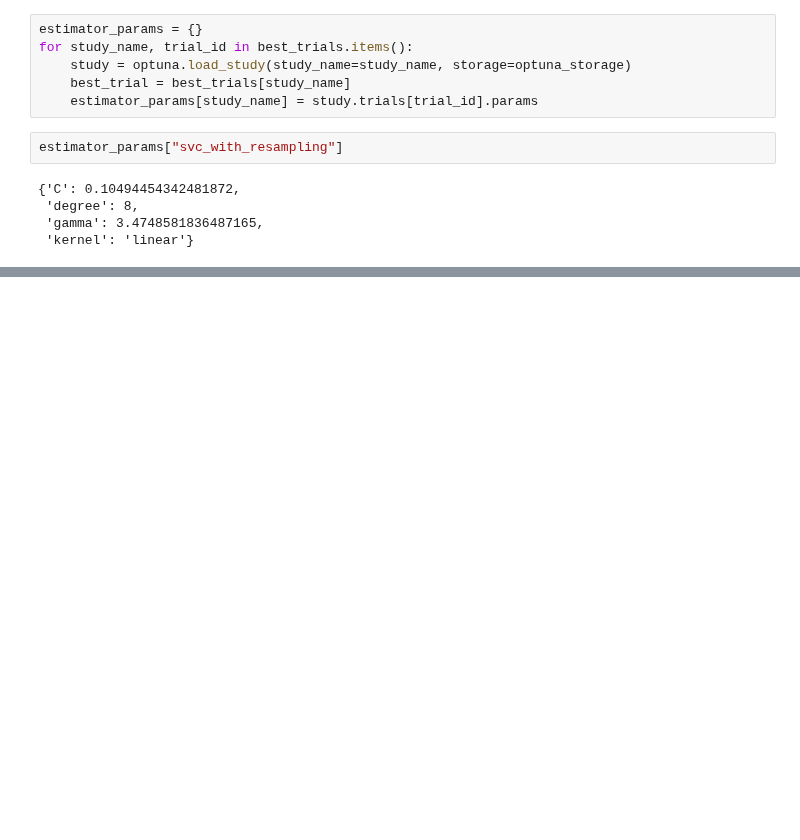
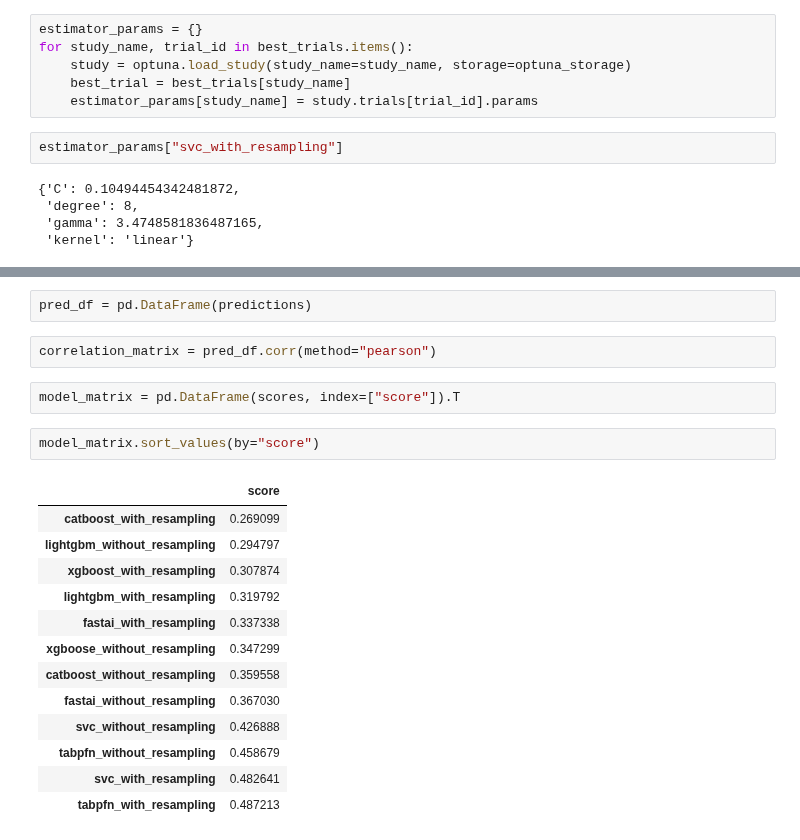
Before and after one commit to vinothpandian/icr-identify-age-related-conditions, a Jupyter notebook: icr-ensemble-submission.ipynb, the cells around one changed output, grey strips where cells are left out. Saved outputs shown, nothing was run; the diff lists cells and outputs as text; blank space fills up the shorter version.

```diff
--- a/icr-ensemble-submission.ipynb
+++ b/icr-ensemble-submission.ipynb
@@ -650,0 +783,22 @@ Test loss: 0.34441179037094116
+# %%
+pred_df = pd.DataFrame(predictions)
+# %%
+correlation_matrix = pred_df.corr(method="pearson")
+# %%
+model_matrix = pd.DataFrame(scores, index=["score"]).T
+# %%
+model_matrix.sort_values(by="score")
+# %% [output]
+|  | score |
+| catboost_with_resampling | 0.269099 |
+| lightgbm_without_resampling | 0.294797 |
+| xgboost_with_resampling | 0.307874 |
+| lightgbm_with_resampling | 0.319792 |
+| fastai_with_resampling | 0.337338 |
+| xgboose_without_resampling | 0.347299 |
+| catboost_without_resampling | 0.359558 |
+| fastai_without_resampling | 0.367030 |
+| svc_without_resampling | 0.426888 |
+| tabpfn_without_resampling | 0.458679 |
+| svc_with_resampling | 0.482641 |
+| tabpfn_with_resampling | 0.487213 |
```
Also changed, not shown: parts of 31 cells of this notebook, 2 other files.
